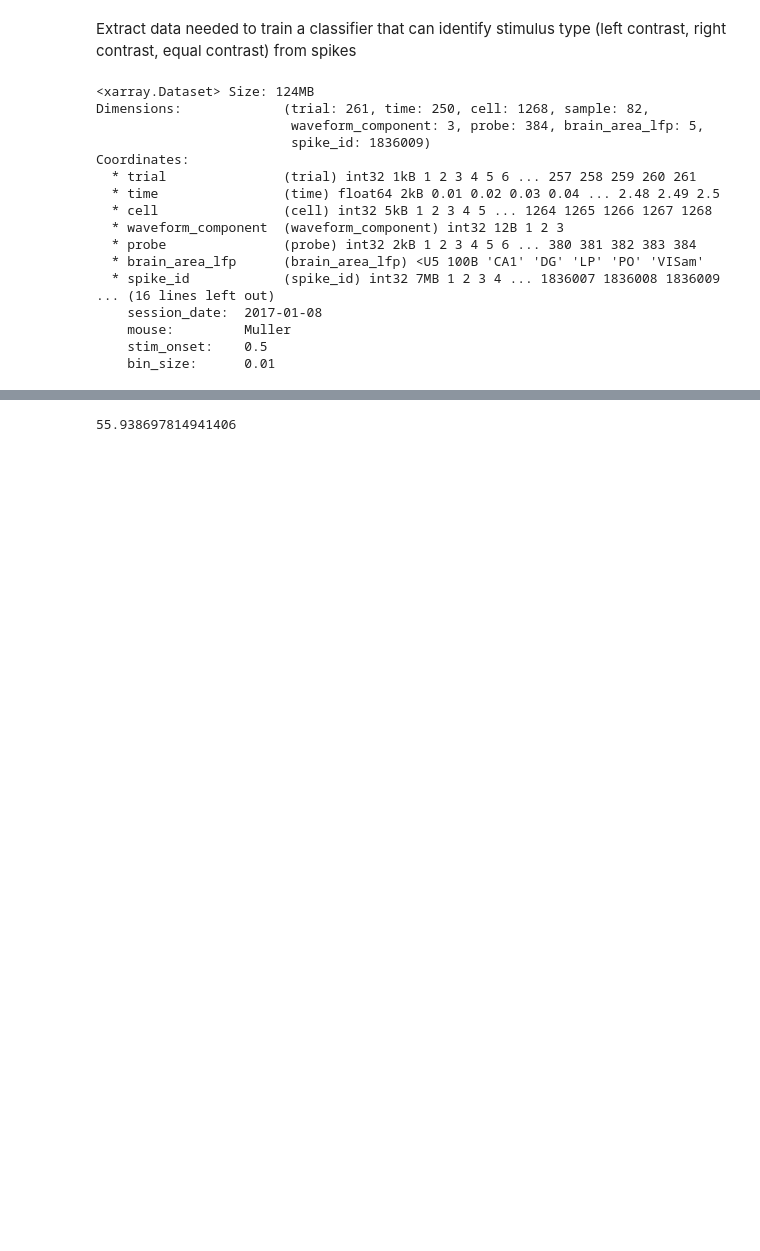
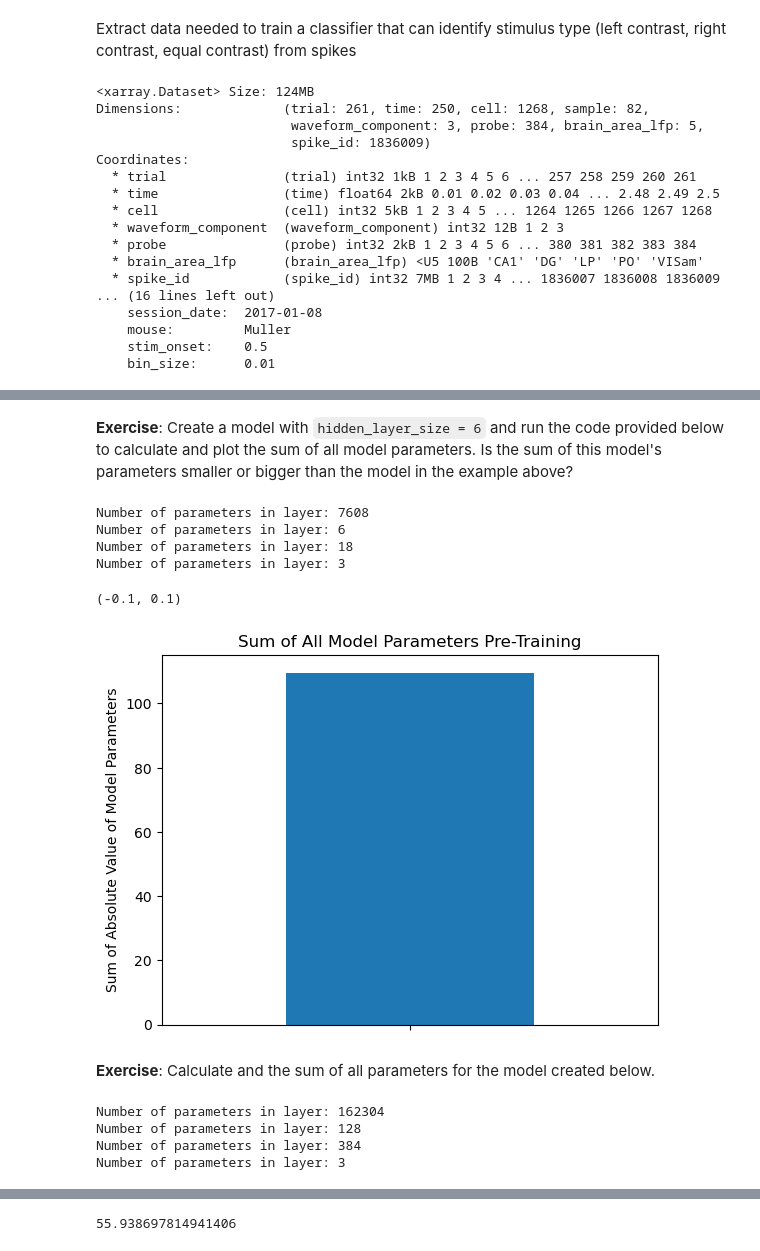
Before and after one commit to atleer/intro-to-deep-learning-dev, a Jupyter notebook: Day02/06_improve_network_through_regularization/06_improve_network_through_regularization.ipynb, the cells around one changed output, grey strips where cells are left out. Drawn from its saved outputs; the diff is of its cells as text; code cells hidden in the pictures; blank space fills up the shorter version.

```diff
--- a/Day02/06_improve_network_through_regularization/06_improve_network_through_regularization.ipynb
+++ b/Day02/06_improve_network_through_regularization/06_improve_network_through_regularization.ipynb
@@ -159,0 +183,27 @@ tensor(4.7219, grad_fn=<SqrtBackward0>)
+# %% [markdown]
+**Exercise**: Create a model with `hidden_layer_size = 6` and run the code provided below to calculate and plot the sum of all model parameters. Is the sum of this model's parameters smaller or bigger than the model in the example above?
+# %%
+# create model
+torch.manual_seed(SEED)
+model = Model(hidden_layer_size=6)
+# %%
+# calculate sum of all model parameters
+params_sum = 0.0
+for params in model.parameters():
+    print(f'Number of parameters in layer: {params.numel()}')
+    params_sum += torch.sum(torch.abs(params))
+
+# plot sum of all model parameters
+plt.bar([''], params_sum.detach(), width=0.1)
+plt.ylabel("Sum of Absolute Value of Model Parameters")
+plt.title('Sum of All Model Parameters Pre-Training')
+plt.xlim([-0.1,0.1])
+# %% [output]
+Number of parameters in layer: 7608
+Number of parameters in layer: 6
+Number of parameters in layer: 18
+Number of parameters in layer: 3
+(-0.1, 0.1)
+[figure, added]
+# %% [markdown]
+**Exercise**: Calculate and the sum of all parameters for the model created below.
@@ -159,0 +214,11 @@ tensor(4.7219, grad_fn=<SqrtBackward0>)
+# %%
+# calculate sum of all model parameters
+params_sum = 0.0
+for params in model.parameters():
+    print(f'Number of parameters in layer: {params.numel()}')
+    params_sum += torch.sum(torch.abs(params))
+# %% [output]
+Number of parameters in layer: 162304
+Number of parameters in layer: 128
+Number of parameters in layer: 384
+Number of parameters in layer: 3
```
Also changed, not shown: parts of 25 cells of this notebook.
